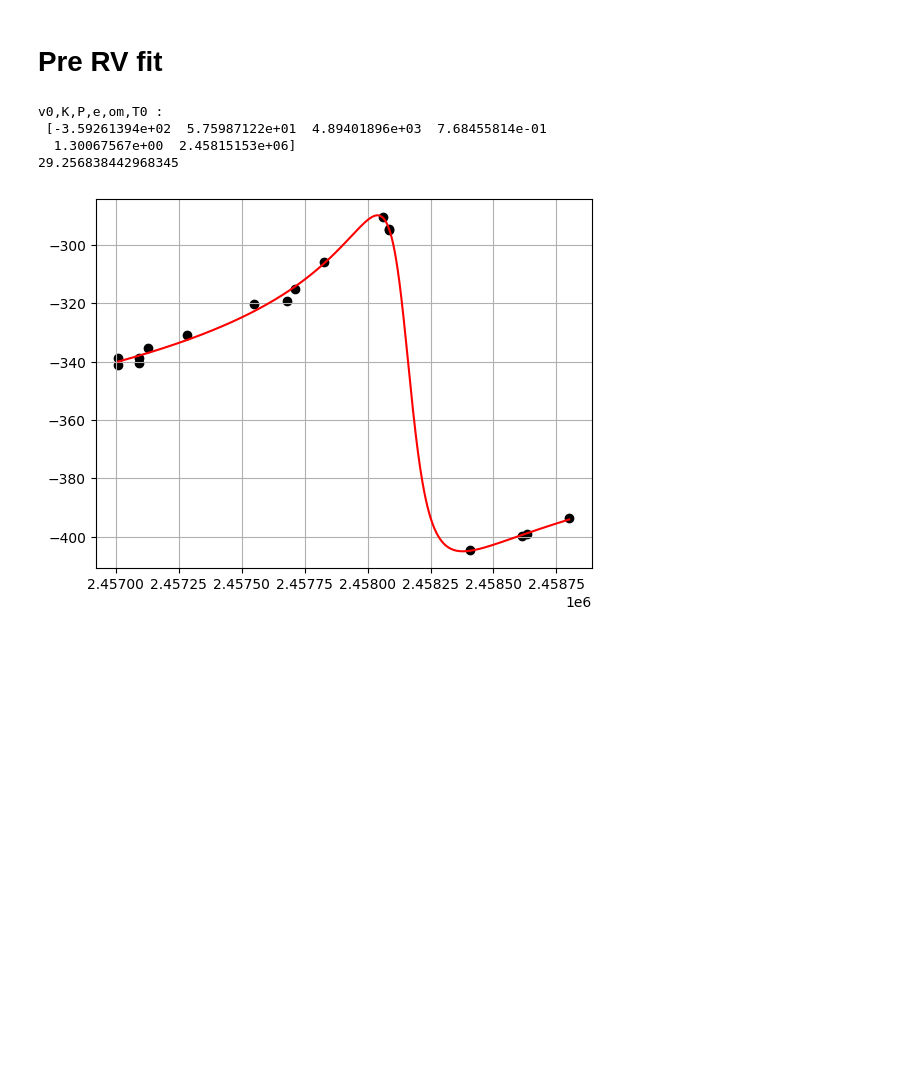
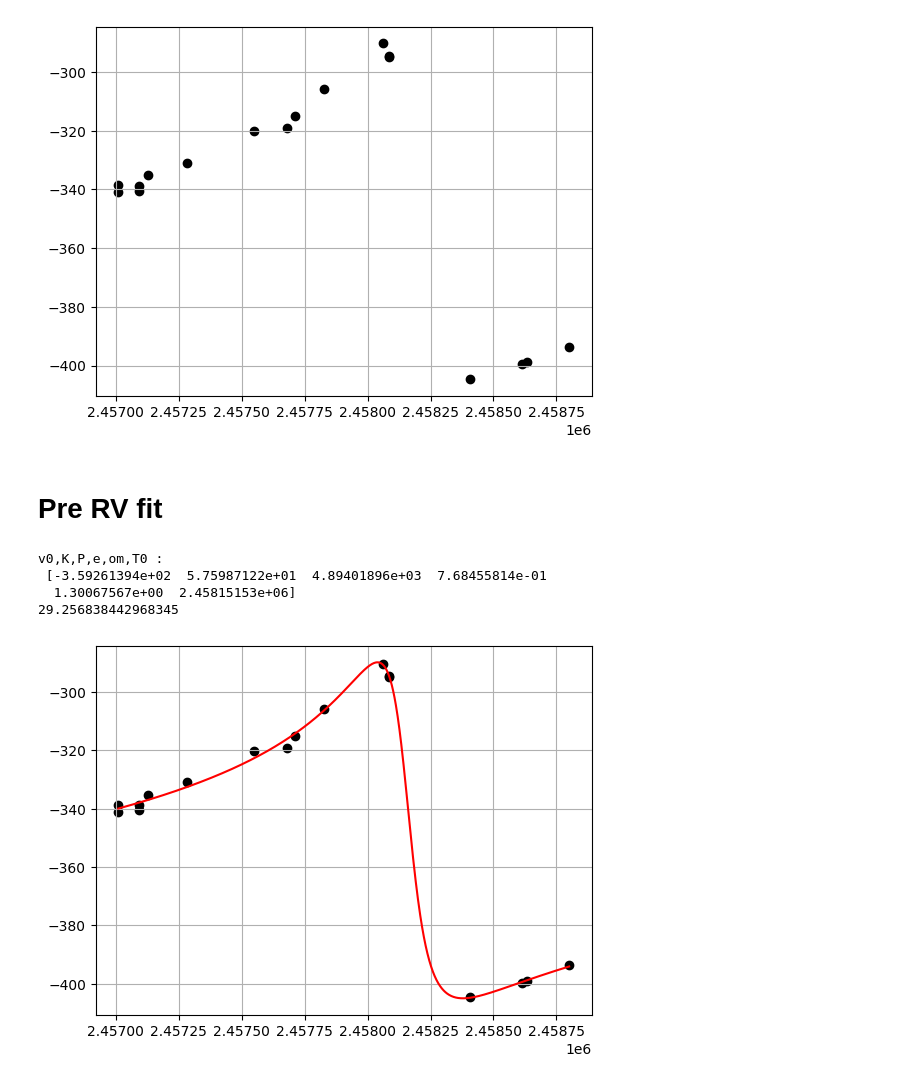
Before and after one commit to TSchiwy/ExTRA, a Jupyter notebook: gaiaBH3.ipynb, the cells around one changed output. Saved outputs shown, nothing was run; the diff lists cells and outputs as text; code cells hidden in the pictures; blank space fills up the shorter version.

```diff
--- a/gaiaBH3.ipynb
+++ b/gaiaBH3.ipynb
@@ -46,6 +48,11 @@ rv=[]
 for name in rv_names:
     rv.append(rvdata.field(name))
 rv=np.array(rv)
+# %%
+plt.scatter(rv[0],rv[1],c="k")
+plt.grid()
+# %% [output]
+[figure, added]
 # %% [markdown]
 # Pre RV fit
 # %%
```
Also changed, not shown: parts of 3 cells of this notebook, 2 other files.
